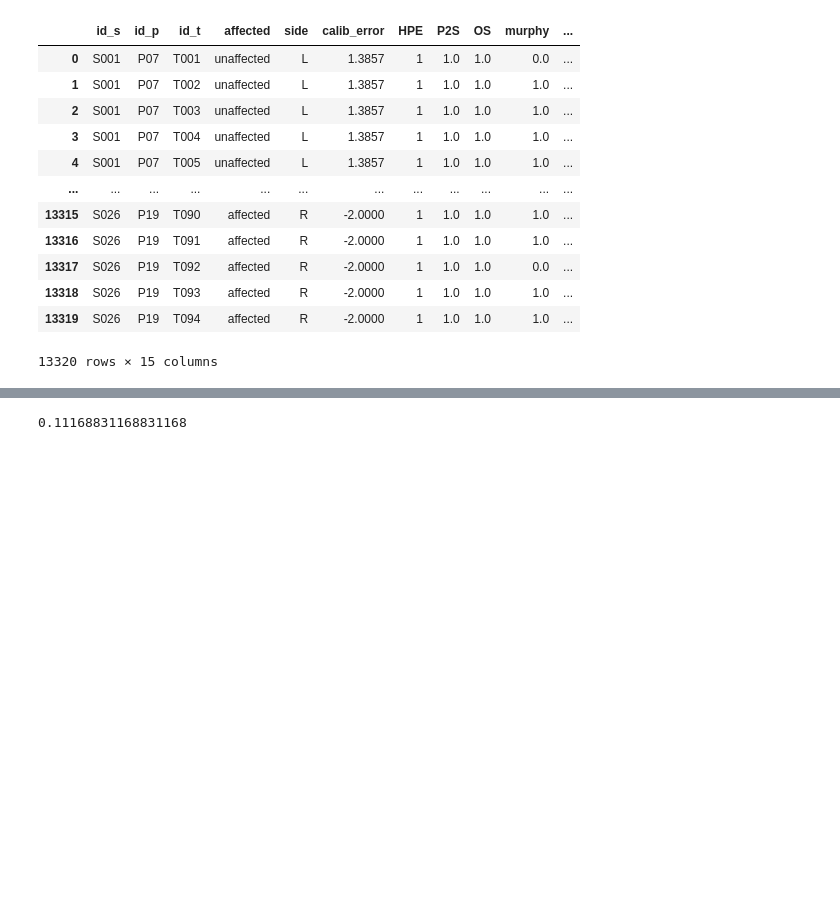
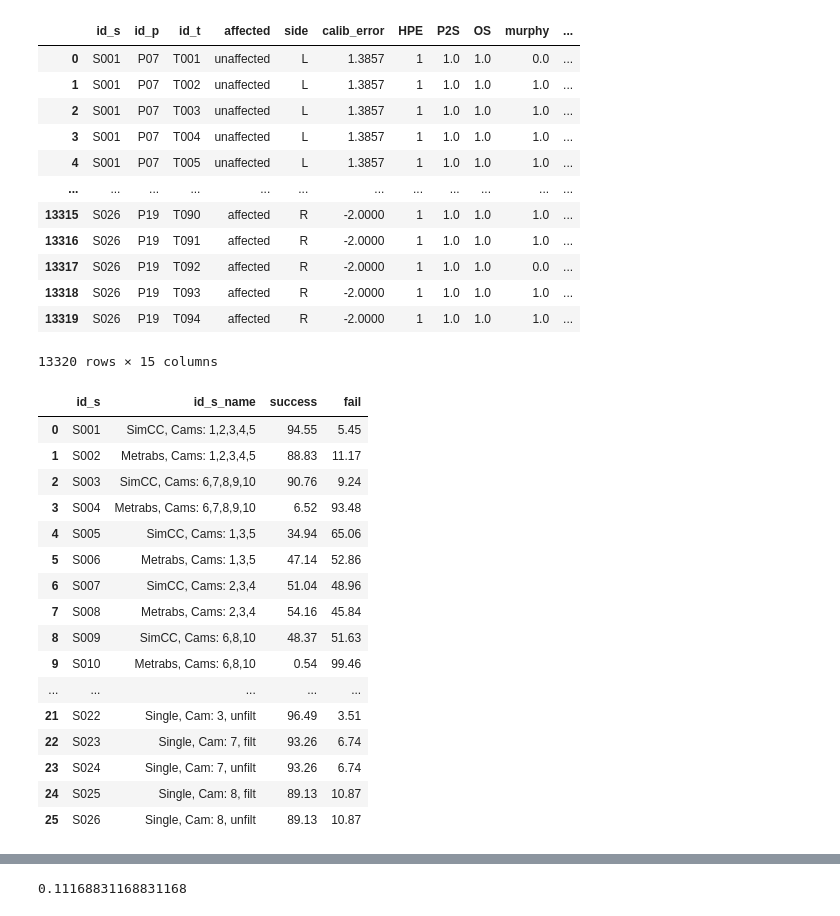
Before and after one commit to j-ullrich/iDrink_MMC_validation, a Jupyter notebook: src/notebooks/Patient_trials_info.ipynb, the cells around one changed output, grey strips where cells are left out. Drawn from its saved outputs; the diff is of its cells as text; code cells hidden in the pictures; blank space fills up the shorter version.

```diff
--- a/src/notebooks/Patient_trials_info.ipynb
+++ b/src/notebooks/Patient_trials_info.ipynb
@@ -188,7 +190,7 @@ df_failed_trials
 | 13319 | S026 | P19 | T094 | affected | R | -2.0000 | 1 | 1.0 | 1.0 | 1.0 | ... |
 13320 rows × 15 columns
 # %%
-df_plot_rel = pd.DataFrame(columns=['id_s', 'success', 'fail'])
+df_plot_rel = pd.DataFrame(columns=['id_s', 'id_s_name', 'success', 'fail'])
 for id_s in df_failed_trials['id_s'].unique():
     rel_fail = df_to_plot[df_to_plot['id_s'] == id_s]['fail'].values[0]/len(df_failed_trials[df_failed_trials['id_s'] == id_s])
     rel_succ = df_to_plot[df_to_plot['id_s'] == id_s]['success'].values[0]/len(df_failed_trials[df_failed_trials['id_s'] == id_s])
@@ -196,8 +198,30 @@ for id_s in df_failed_trials['id_s'].unique():
     rel_fail = round(rel_fail*100, 2)
     rel_succ = round(rel_succ*100, 2)
 
-    df_temp = pd.DataFrame({'id_s': id_s, 'success': rel_succ, 'fail': rel_fail}, index=[0])
+    id_s_name =  get_setting_axis_name(id_s)
+
+    df_temp = pd.DataFrame({'id_s': id_s, 'id_s_name': id_s_name,  'success': rel_succ, 'fail': rel_fail}, index=[0])
     df_plot_rel = pd.concat([df_plot_rel, df_temp], ignore_index=True)
+# %%
+df_plot_rel
+# %% [output]
+|  | id_s | id_s_name | success | fail |
+| 0 | S001 | SimCC, Cams: 1,2,3,4,5 | 94.55 | 5.45 |
+| 1 | S002 | Metrabs, Cams: 1,2,3,4,5 | 88.83 | 11.17 |
+| 2 | S003 | SimCC, Cams: 6,7,8,9,10 | 90.76 | 9.24 |
+| 3 | S004 | Metrabs, Cams: 6,7,8,9,10 | 6.52 | 93.48 |
+| 4 | S005 | SimCC, Cams: 1,3,5 | 34.94 | 65.06 |
+| 5 | S006 | Metrabs, Cams: 1,3,5 | 47.14 | 52.86 |
+| 6 | S007 | SimCC, Cams: 2,3,4 | 51.04 | 48.96 |
+| 7 | S008 | Metrabs, Cams: 2,3,4 | 54.16 | 45.84 |
+| 8 | S009 | SimCC, Cams: 6,8,10 | 48.37 | 51.63 |
+| 9 | S010 | Metrabs, Cams: 6,8,10 | 0.54 | 99.46 |
+| ... | ... | ... | ... | ... |
+| 21 | S022 | Single, Cam: 3, unfilt | 96.49 | 3.51 |
+| 22 | S023 | Single, Cam: 7, filt | 93.26 | 6.74 |
+| 23 | S024 | Single, Cam: 7, unfilt | 93.26 | 6.74 |
+| 24 | S025 | Single, Cam: 8, filt | 89.13 | 10.87 |
+| 25 | S026 | Single, Cam: 8, unfilt | 89.13 | 10.87 |
 # %%
 df_to_plot[df_to_plot['id_s'] == id_s]['fail'].values[0]
 # %% [output]
```
Also changed, not shown: parts of 23 cells of this notebook, 3 other files.
